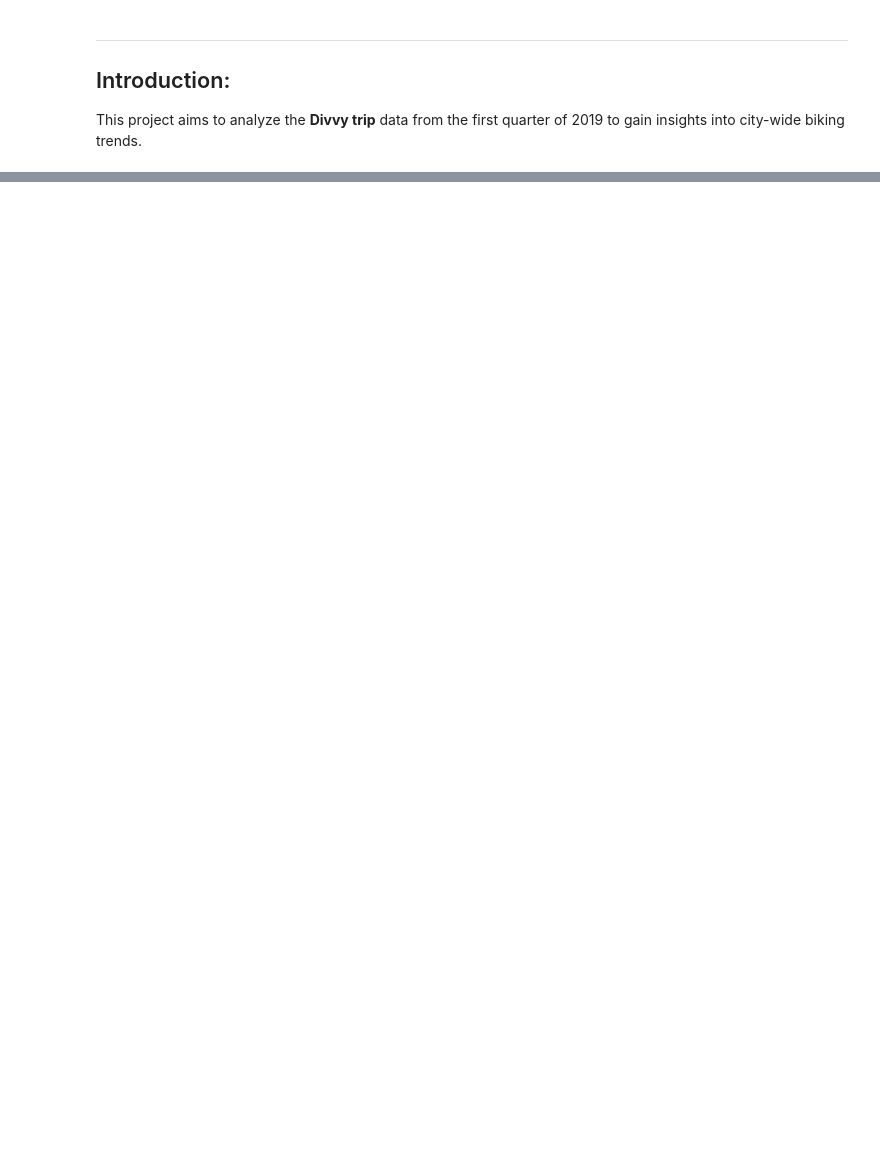
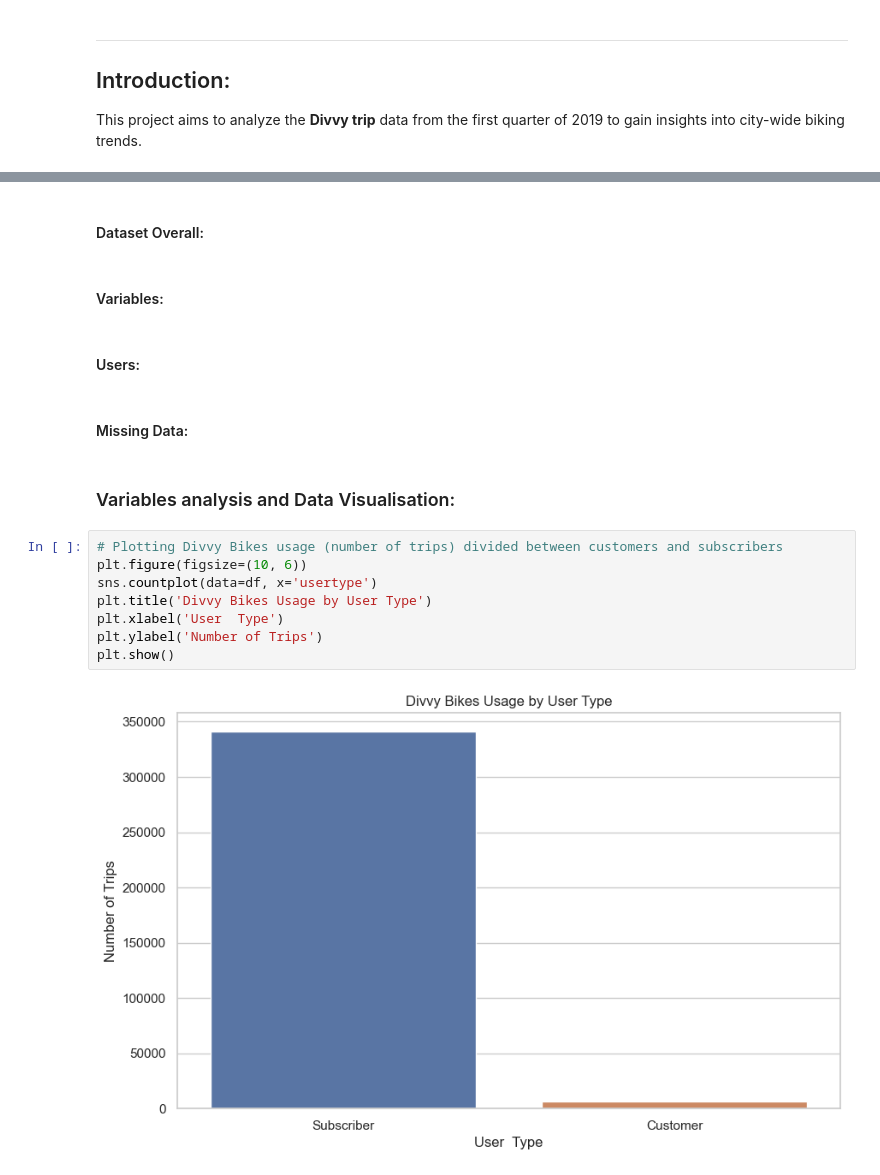
Before and after one commit to Galal-Abdelaziz/PFDA-project, a Jupyter notebook: project.ipynb, the cells around one changed output, grey strips where cells are left out. Saved outputs shown, nothing was run; the diff lists cells and outputs as text; blank space fills up the shorter version.

```diff
--- a/project.ipynb
+++ b/project.ipynb
@@ -139 +158,21 @@ Number of unique bikes utilized in Q1 2019: 4757
+# %% [markdown]
+#### Dataset Overall:
+# %% [markdown]
+#### Variables:
+# %% [markdown]
+#### Users:
+# %% [markdown]
+#### Missing Data:
+# %% [markdown]
+### Variables analysis and Data Visualisation:
+# %%
+# Plotting Divvy Bikes usage (number of trips) divided between customers and subscribers
+plt.figure(figsize=(10, 6))
+sns.countplot(data=df, x='usertype')
+plt.title('Divvy Bikes Usage by User Type')
+plt.xlabel('User  Type')
+plt.ylabel('Number of Trips')
+plt.show()
+# %% [output]
+[figure, added]
 # %%
```
Also changed, not shown: parts of 20 cells of this notebook.
